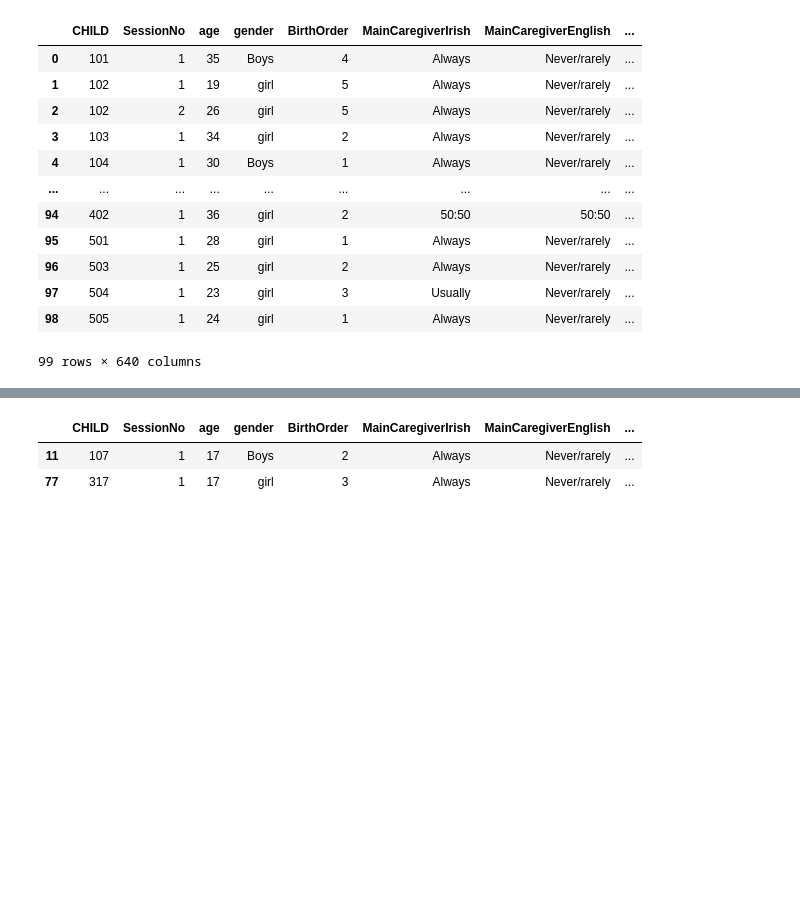
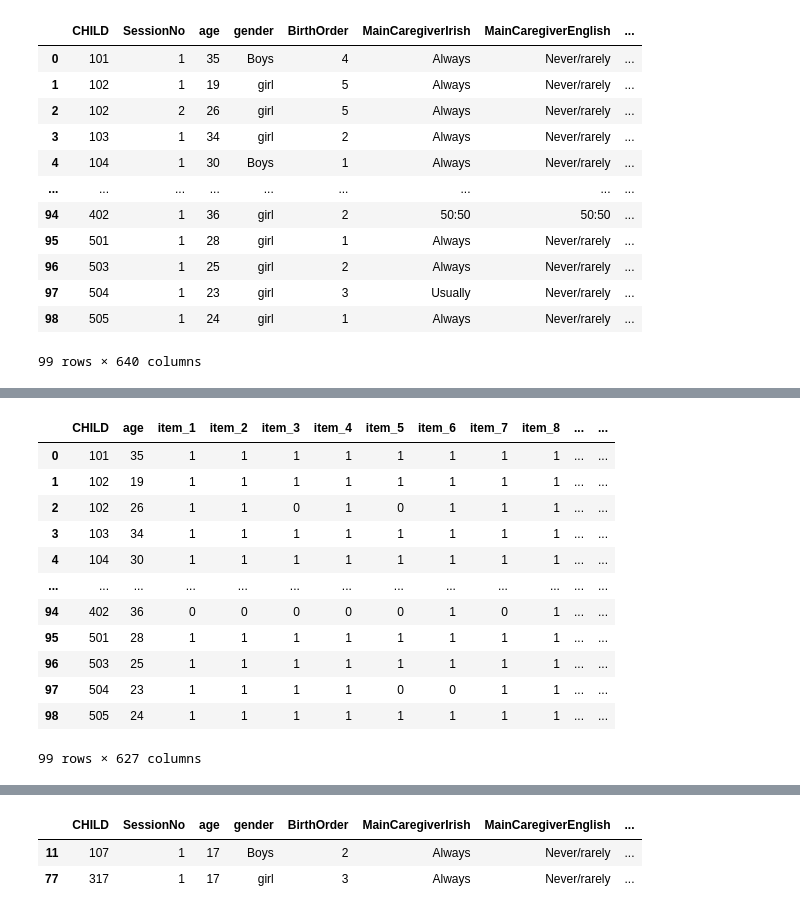
Before and after one commit to ningkko/Bilingualism_ChildASR, a Jupyter notebook: biling_data/irish/to_item_data_format_irish.ipynb, the cells around one changed output, grey strips where cells are left out. Saved outputs shown, nothing was run; the diff lists cells and outputs as text; code cells hidden in the pictures; blank space fills up the shorter version.

Commit message:
by child by word

```diff
--- a/biling_data/irish/to_item_data_format_irish.ipynb
+++ b/biling_data/irish/to_item_data_format_irish.ipynb
@@ -90,5 +90,5 @@ english_in_irish
 | 98 | 505 | 1 | 24 | girl | 1 | Always | Never/rarely | ... |
 99 rows × 640 columns
 # %%
-individual = english_in_irish.transpose()[:8]
-individual.transpose().to_csv("individual_info.csv",index=False)
+subject = english_in_irish[["CHILD","age"]]
+subject
@@ -94,0 +109,18 @@ individual.transpose().to_csv("individual_info.csv",index=False)
+# %%
+individual = english_in_irish.transpose()[10:-5]
+individual = pd.concat([subject,individual.transpose()],axis=1)
+individual
+# %% [output]
+|  | CHILD | age | item_1 | item_2 | item_3 | item_4 | item_5 | item_6 | item_7 | item_8 | ... | ... |
+| 0 | 101 | 35 | 1 | 1 | 1 | 1 | 1 | 1 | 1 | 1 | ... | ... |
+| 1 | 102 | 19 | 1 | 1 | 1 | 1 | 1 | 1 | 1 | 1 | ... | ... |
+| 2 | 102 | 26 | 1 | 1 | 0 | 1 | 0 | 1 | 1 | 1 | ... | ... |
+| 3 | 103 | 34 | 1 | 1 | 1 | 1 | 1 | 1 | 1 | 1 | ... | ... |
+| 4 | 104 | 30 | 1 | 1 | 1 | 1 | 1 | 1 | 1 | 1 | ... | ... |
+| ... | ... | ... | ... | ... | ... | ... | ... | ... | ... | ... | ... | ... |
+| 94 | 402 | 36 | 0 | 0 | 0 | 0 | 0 | 1 | 0 | 1 | ... | ... |
+| 95 | 501 | 28 | 1 | 1 | 1 | 1 | 1 | 1 | 1 | 1 | ... | ... |
+| 96 | 503 | 25 | 1 | 1 | 1 | 1 | 1 | 1 | 1 | 1 | ... | ... |
+| 97 | 504 | 23 | 1 | 1 | 1 | 1 | 0 | 0 | 1 | 1 | ... | ... |
+| 98 | 505 | 24 | 1 | 1 | 1 | 1 | 1 | 1 | 1 | 1 | ... | ... |
+99 rows × 627 columns
```
Also changed, not shown: parts of 4 cells of this notebook, 15 other files.
